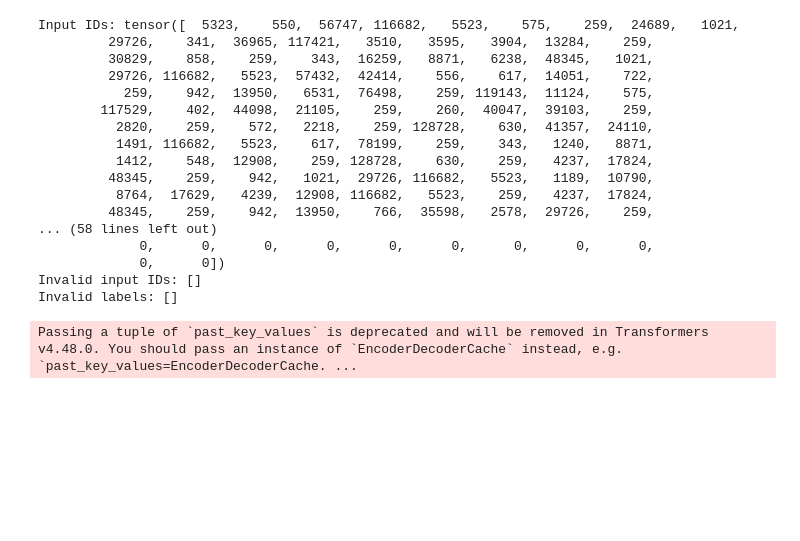
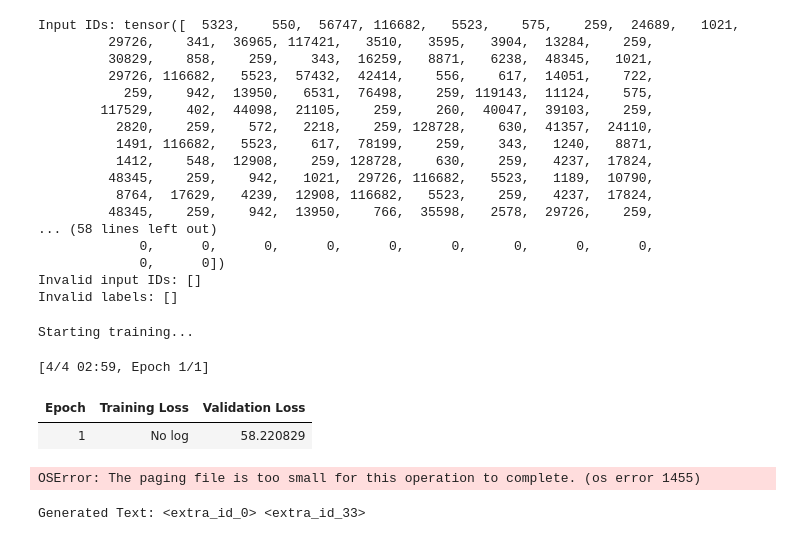
Before and after one commit to Mohammed2372/Arabic-Question-Generation, a Jupyter notebook: test_notebook.ipynb, the cells around one changed output. Cells and saved outputs as stored; diff of their text form; code cells hidden in the pictures; blank space fills up the shorter version.

Commit message:
trying to use mt5 model and write progress until now

```diff
--- a/test_notebook.ipynb
+++ b/test_notebook.ipynb
@@ -602,4 +626,4 @@ test_processed = preprocess_dataset(test_data)
 #       3- try to make the model limit bigger than its original limit -> adjust the size of the model to be equal to the tokenizer vocab size
 # %%
 # load the model
-model = T5ForConditionalGeneration.from_pretrained("t5-small")
+model = MT5ForConditionalGeneration.from_pretrained("google/mt5-small")
@@ -620,22 +658,16 @@ New model vocabulary size: 64000
 # %% [markdown]
 ## small example
 # %%
-import torch
+# Extract a small subset (first 8 examples)
+small_train = train_processed[:8]
+small_val = val_processed[:2]
 
-# Example: Extract a batch of data
-batch = train_processed[:8]  # First 8 examples
+# Extract input IDs, attention masks, and labels for checking
+batch = small_train
+input_ids = torch.stack([torch.tensor(example["input_ids"]) for example in batch])
+attention_masks = torch.stack([torch.tensor(example["attention_mask"]) for example in batch])
+labels = torch.stack([torch.tensor(example["labels"]) for example in batch])
 
-# Extract input IDs, attention masks, and labels
-input_ids = [example["input_ids"] for example in batch]
-attention_masks = [example["attention_mask"] for example in batch]
-labels = [example["labels"] for example in batch]
-
-# Stack the tensors
-input_ids = torch.stack(input_ids)
-attention_masks = torch.stack(attention_masks)
-labels = torch.stack(labels)
-
-# Now you can feed these tensors into the model
 print("Input IDs shape:", input_ids.shape)
 print("Attention Masks shape:", attention_masks.shape)
 print("Labels shape:", labels.shape)
@@ -689,28 +707,60 @@ Invalid input IDs: []
 Invalid labels: []
 # %%
 # Define training arguments
+
+num_train_epochs = 1
+
 training_args = TrainingArguments(
     output_dir="./results",
-    per_device_train_batch_size=8,
-    per_device_eval_batch_size=8,
-    num_train_epochs=3,
+    per_device_train_batch_size=2,
+    per_device_eval_batch_size=2,
+    num_train_epochs=num_train_epochs,
     evaluation_strategy="epoch",
     save_strategy="epoch",
     logging_dir="./logs",
     logging_steps=10,
     save_total_limit=2,
     load_best_model_at_end=True,
+    fp16=True,
+    dataloader_num_workers=2,
 )
 
 # Create a Trainer instance
 trainer = Trainer(
     model=model,
     args=training_args,
-    train_dataset=train_processed,
-    eval_dataset=val_processed,
+    train_dataset=small_train,
+    eval_dataset=small_val,
 )
 
-# Train the model
+# Train the model with logging
+print("Starting training...")
 trainer.train()
+print("Training completed.")
 # %% [output]
-Passing a tuple of `past_key_values` is deprecated and will be removed in Transformers v4.48.0. You should pass an instance of `EncoderDecoderCache` instead, e.g. `past_key_values=EncoderDecoderCache. ...
+Starting training...
+[4/4 02:59, Epoch 1/1]
+| Epoch | Training Loss | Validation Loss |
+| 1 | No log | 58.220829 |
+OSError: The paging file is too small for this operation to complete. (os error 1455)
+# %%
+# After training, generate predictions:
+input_context = "تم دمج ASCII في مجموعة احرف ونيكودي كاول 128 رمزا  بحيث تحتوي احرف ASCII المكونة من 7 بتات على نفس الرموز الرقمية في كلا المجموعتين  يسمح هذا لـ UTF 8 بالتوافق مع ASCII 7 بيت  حيث ان ملف UTF 8 الذي يحتوي على احرف ASCII فقط مطابق لملف ASCII الذي يحتوي على نفس تسلسل الاحرف  والاهم من ذلك  انه يتم ضمان التوافق الامامي كبرنامج لا يتعرف الا على احرف ASCII من 7 بتات على انها خاصة ولا يغير البايتات مع مجموعة البت الاعلى كما يحدث غالبا لدعم ملحقات ASCII ذات 8 بت مثل ISO 8859 1 سيحتفظ ببيانات UTF 8 بدون تغيير "
+
+# Tokenize the context
+inputs = tokenizer(input_context, return_tensors="pt")
+
+# Generate prediction (question + answer)
+output_ids = model.generate(
+    input_ids=inputs["input_ids"],
+    attention_mask=inputs["attention_mask"],
+    max_length=150,
+    num_beams=5,  # Beam search for better results
+    early_stopping=True
+)
+
+# Decode the output ids to text
+generated_text = tokenizer.decode(output_ids[0], skip_special_tokens=True)
+print("Generated Text:", generated_text)
+# %% [output]
+Generated Text: <extra_id_0> <extra_id_33>
```
Also changed, not shown: parts of 22 cells of this notebook, 1 other file.
